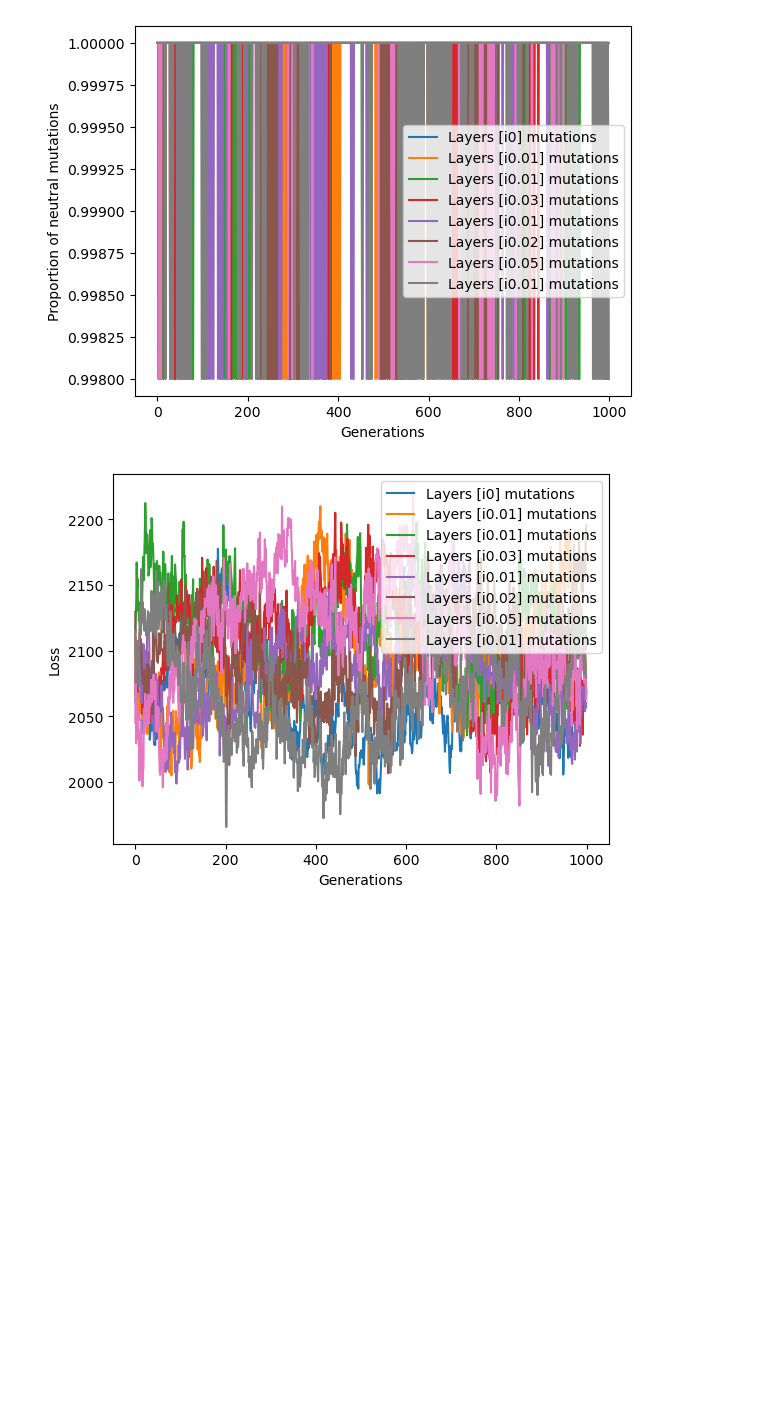
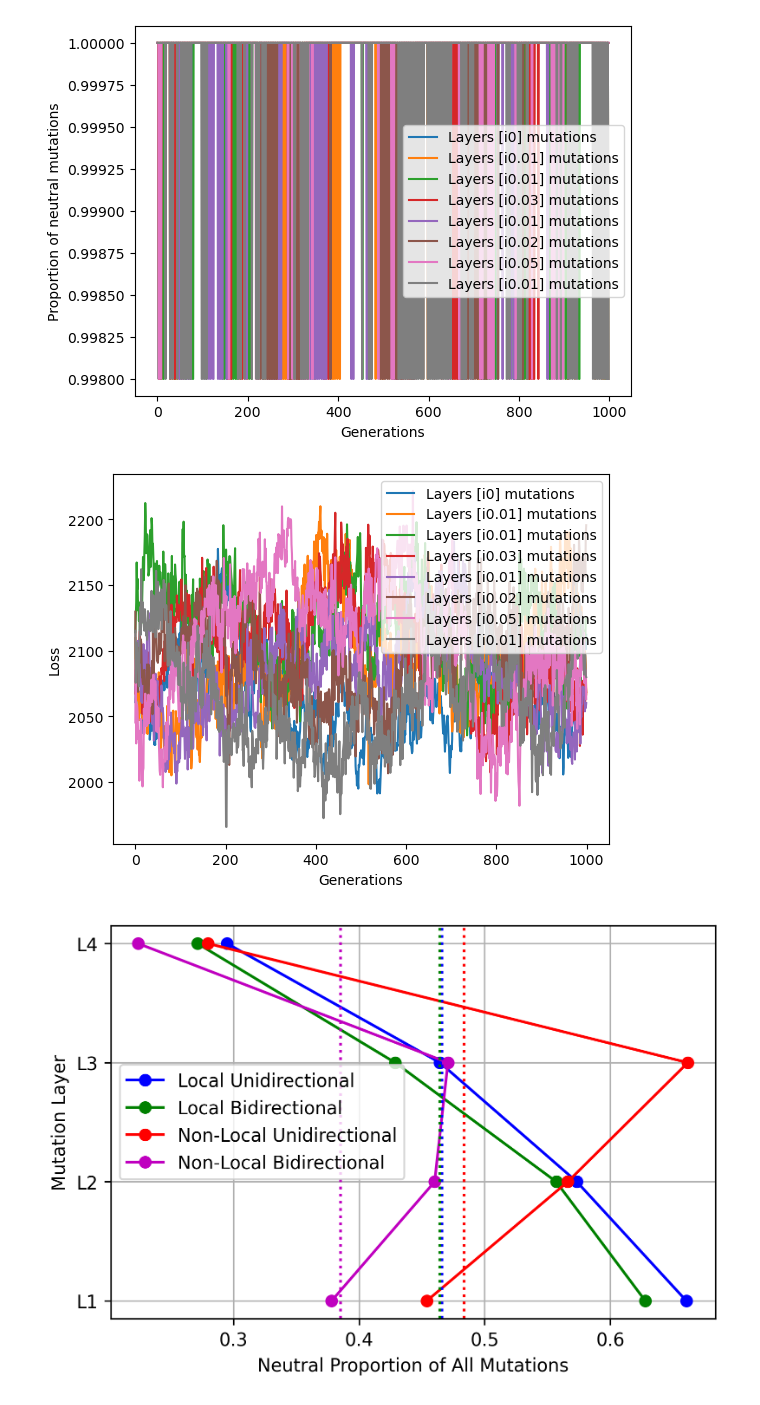
Before and after one commit to ngaylinn/mocs-final, a Jupyter notebook: parent_child_by_layer.ipynb, the cells around one changed output. Saved outputs shown, nothing was run; the diff lists cells and outputs as text; code cells hidden in the pictures; blank space fills up the shorter version.

```diff
--- a/parent_child_by_layer.ipynb
+++ b/parent_child_by_layer.ipynb
@@ -543,3 +543,56 @@ plot_fitness_over_generations('./experiments/Mar3_exp_square_tinynoise')
 # %% [output]
 [figure]
 [figure]
+# %%
+import matplotlib.pyplot as plt
+
+data = {
+    'Local': {
+        'Unidirectional': {'L1': 0.6606, 'L2': 0.5734, 'L3': 0.4644, 'L4': 0.295, 'whole': 0.466},
+        'Bidirectional': {'L1': 0.6279, 'L2': 0.557, 'L3': 0.4288, 'L4': 0.2714, 'whole': 0.4643},
+    },
+    'Non-Local': {
+        'Unidirectional': {'L1': 0.454, 'L2': 0.5662, 'L3': 0.6618, 'L4': 0.2798, 'whole': 0.4838},
+        'Bidirectional': {'L1': 0.3782, 'L2': 0.4602, 'L3': 0.4708, 'L4': 0.2242, 'whole': 0.3852},
+    }
+}
+
+
+# Categories for the x-axis
+categories = ['L1', 'L2', 'L3', 'L4']
+
+# Extracting the values for each line
+local_unidirectional = [data['Local']['Unidirectional'][k] for k in categories]
+local_bidirectional = [data['Local']['Bidirectional'][k] for k in categories]
+non_local_unidirectional = [data['Non-Local']['Unidirectional'][k] for k in categories]
+non_local_bidirectional = [data['Non-Local']['Bidirectional'][k] for k in categories]
+# Retrieving 'whole' values for each line
+whole_local_unidirectional = data['Local']['Unidirectional']['whole']
+whole_local_bidirectional = data['Local']['Bidirectional']['whole']
+whole_non_local_unidirectional = data['Non-Local']['Unidirectional']['whole']
+whole_non_local_bidirectional = data['Non-Local']['Bidirectional']['whole']
+
+# Reversing the axes for the plot as requested
+plt.figure(figsize=(6, 4), dpi=300)
+plt.plot(local_unidirectional, categories, label='Local Unidirectional', color='b', marker='o')
+plt.plot(local_bidirectional, categories, label='Local Bidirectional', color='g', marker='o')
+plt.plot(non_local_unidirectional, categories, label='Non-Local Unidirectional', color='r', marker='o')
+plt.plot(non_local_bidirectional, categories, label='Non-Local Bidirectional', color='m', marker='o')
+
+# Adding vertical lines for 'whole' values
+plt.axvline(whole_local_unidirectional, color='b', linestyle=':')
+plt.axvline(whole_local_bidirectional, color='g', linestyle=':')
+plt.axvline(whole_non_local_unidirectional, color='r', linestyle=':')
+plt.axvline(whole_non_local_bidirectional, color='m', linestyle=':')
+
+# Adding labels and title with reversed axes
+plt.ylabel('Mutation Layer')
+plt.xlabel('Neutral Proportion of All Mutations')
+# plt.title('Comparison of Local and Non-Local Conditions')
+plt.legend()
+
+# Displaying the plot
+plt.grid(True)
+plt.show()
+# %% [output]
+[figure, added]
```
Also changed, not shown: parts of 2 cells of this notebook.
